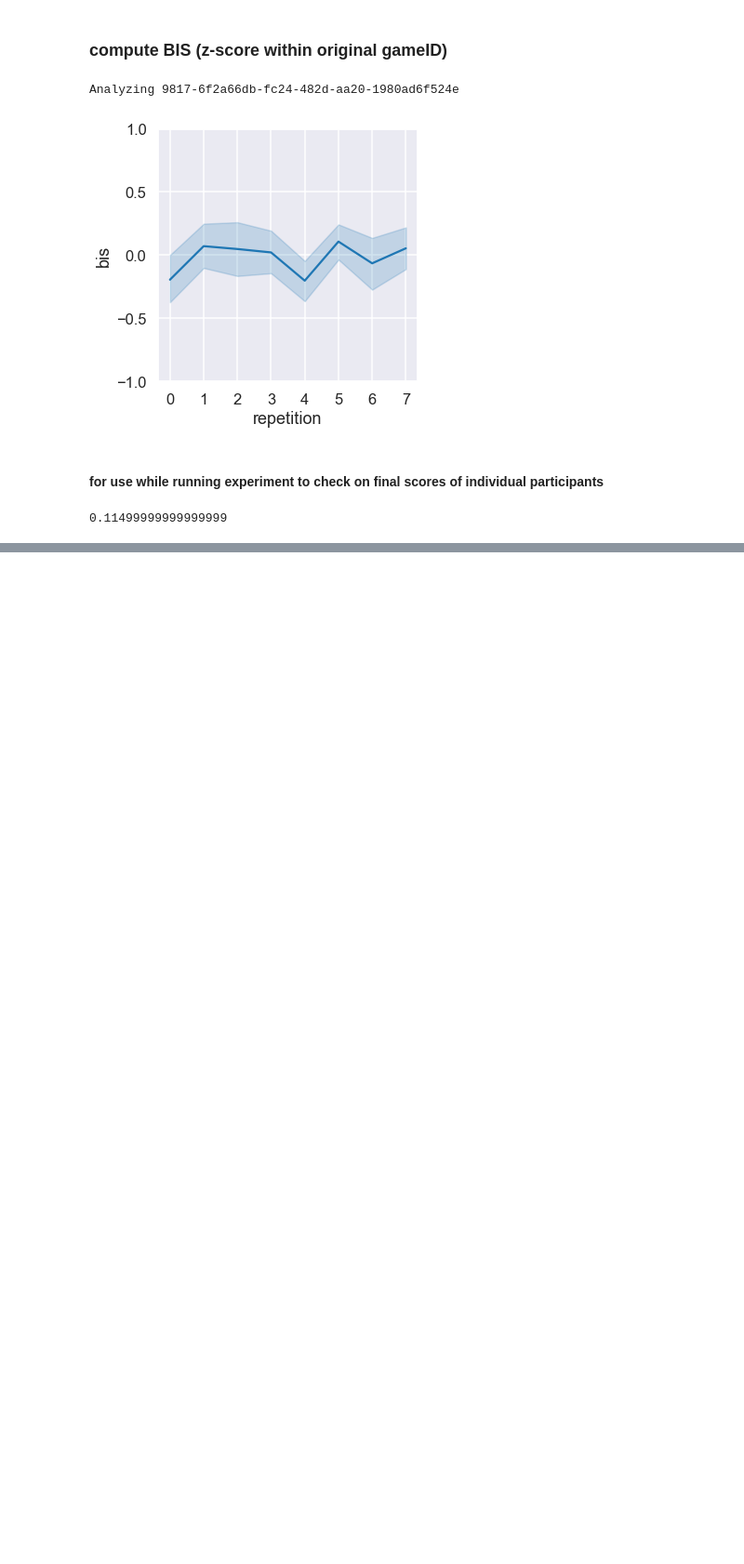
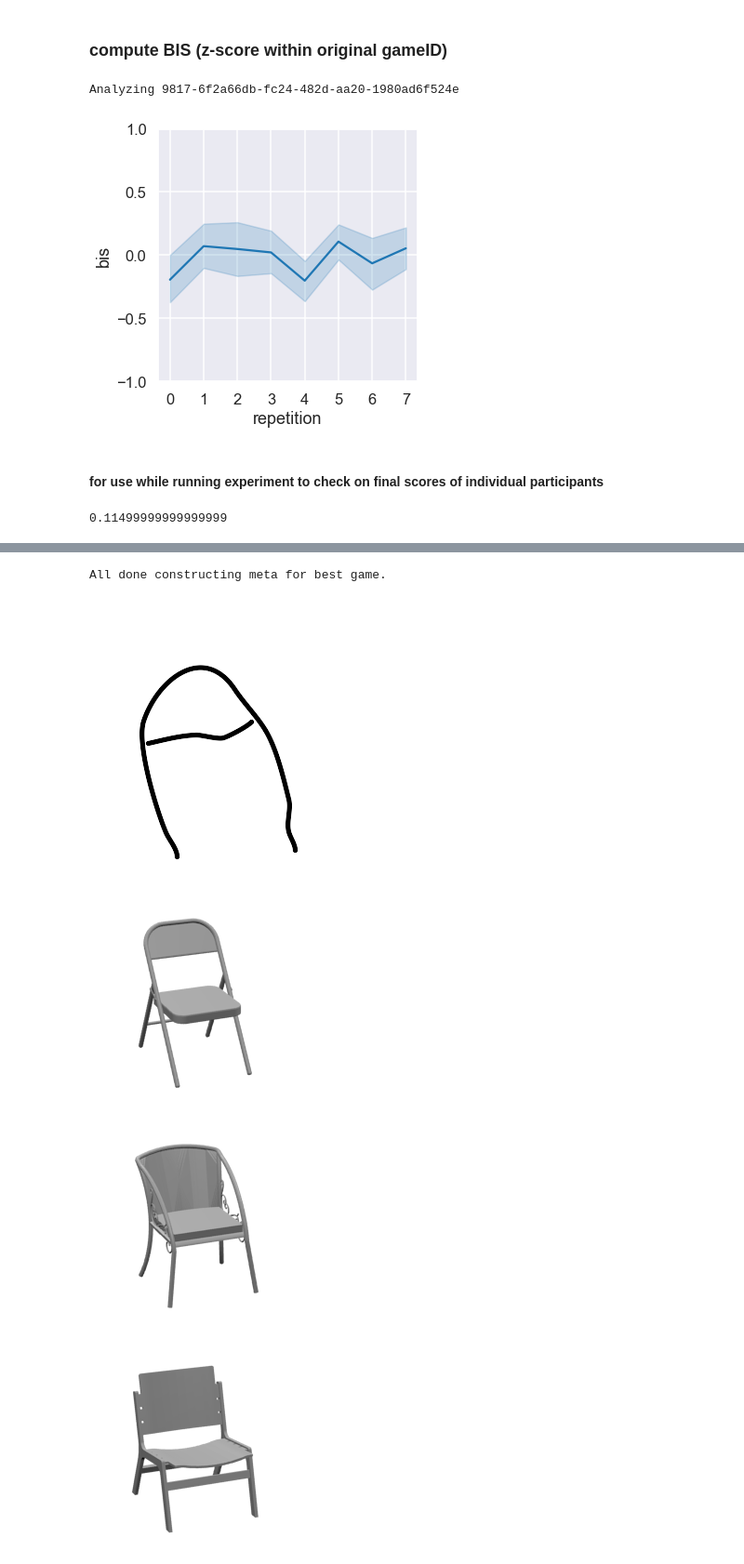
Before and after one commit to cogtoolslab/graphical_conventions_cogsci19, a Jupyter notebook: analysis/ipynb/jefan/generate_recog_dataframe.ipynb, the cells around one changed output, grey strips where cells are left out. Shown at 93% size. Saved outputs shown, nothing was run; the diff lists cells and outputs as text; code cells hidden in the pictures; blank space fills up the shorter version.

```diff
--- a/analysis/ipynb/jefan/generate_recog_dataframe.ipynb
+++ b/analysis/ipynb/jefan/generate_recog_dataframe.ipynb
@@ -361,0 +410,3 @@ coll.find_one({ '$and': [{'iterationName':iterationName}, \
+# %%
+## subset to just best game's sketches
+O2_best = O2[O2['gameID']==best_game].reset_index(drop=True)
@@ -361,0 +419,51 @@ coll.find_one({ '$and': [{'iterationName':iterationName}, \
+# %%
+## subset by this sketch being correctly recognized in the recog pilot experiment
+O2_best_correct = O2_best[O2_best['recog_pilot_correct']==True]
+# %%
+import ast
+stimdict = O2_best_correct.to_dict(orient="records")
+for trial in stimdict:
+    target_shapenet = trial['target_shapenet']
+    distractors_shapenet = ast.literal_eval(trial['distractors_shapenet'])
+    distractors = ast.literal_eval(trial['distractors'])
+    trial['target'] = {'shapenetid':target_shapenet, 'objectname': trial['target'], 'url': 'https://s3.amazonaws.com/shapenet-graphical-conventions/' + target_shapenet+'.png'}
+    trial['distractor1'] = {'shapenetid':distractors_shapenet['distractor1'], 'objectname': distractors['distractor1'], 'url': 'https://s3.amazonaws.com/shapenet-graphical-conventions/' + distractors_shapenet['distractor1'] + '.png'}
+    trial['distractor2'] = {'shapenetid':distractors_shapenet['distractor2'], 'objectname': distractors['distractor2'], 'url': 'https://s3.amazonaws.com/shapenet-graphical-conventions/' + distractors_shapenet['distractor2'] + '.png'}
+    trial['distractor3'] = {'shapenetid':distractors_shapenet['distractor3'], 'objectname': distractors['distractor3'], 'url': 'https://s3.amazonaws.com/shapenet-graphical-conventions/' + distractors_shapenet['distractor3'] + '.png'}
+    trial['sketch'] = str(trial['gameID']) + '_' + str( trial['repetition']).zfill(2) + '_' + str(trial['target']['objectname'])
+    trial['sketch_url'] = 'https://s3.amazonaws.com/graphical-conventions-sketches/' + trial['sketch'] + '.png'
+print 'All done constructing meta for best game.'
+# %% [output]
+All done constructing meta for best game.
+# %%
+import urllib, cStringIO
+from IPython.display import display
+
+this_trial = 5 ## this one of folding chair seems pretty obvious
+
+this_sketch_url = stimdict[this_trial]['sketch_url']
+f = cStringIO.StringIO(urllib.urlopen(this_sketch_url).read())
+x = Image.open(f)
+
+this_url = stimdict[this_trial]['target']['url']
+f = cStringIO.StringIO(urllib.urlopen(this_url).read())
+t = Image.open(f)
+
+this_url = stimdict[this_trial]['distractor1']['url']
+f = cStringIO.StringIO(urllib.urlopen(this_url).read())
+d1 = Image.open(f)
+
+this_url = stimdict[this_trial]['distractor2']['url']
+f = cStringIO.StringIO(urllib.urlopen(this_url).read())
+d2 = Image.open(f)
+
+this_url = stimdict[this_trial]['distractor3']['url']
+f = cStringIO.StringIO(urllib.urlopen(this_url).read())
+d3 = Image.open(f)
+
+display(x,t,d1,d2,d3)
+# %% [output]
+[figure, added]
+[figure, added]
+[figure, added]
+[figure, added]
```
Also changed, not shown: parts of 13 cells of this notebook.
